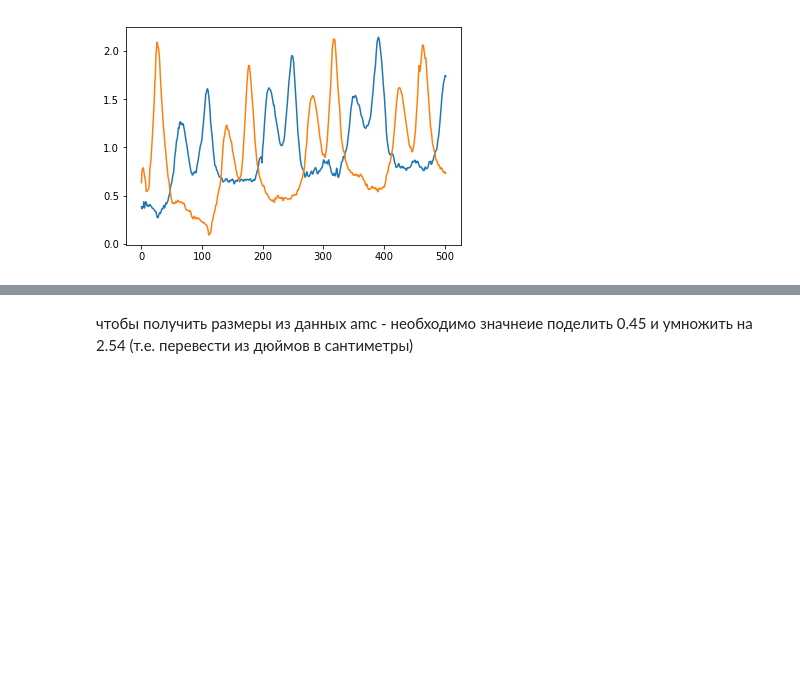
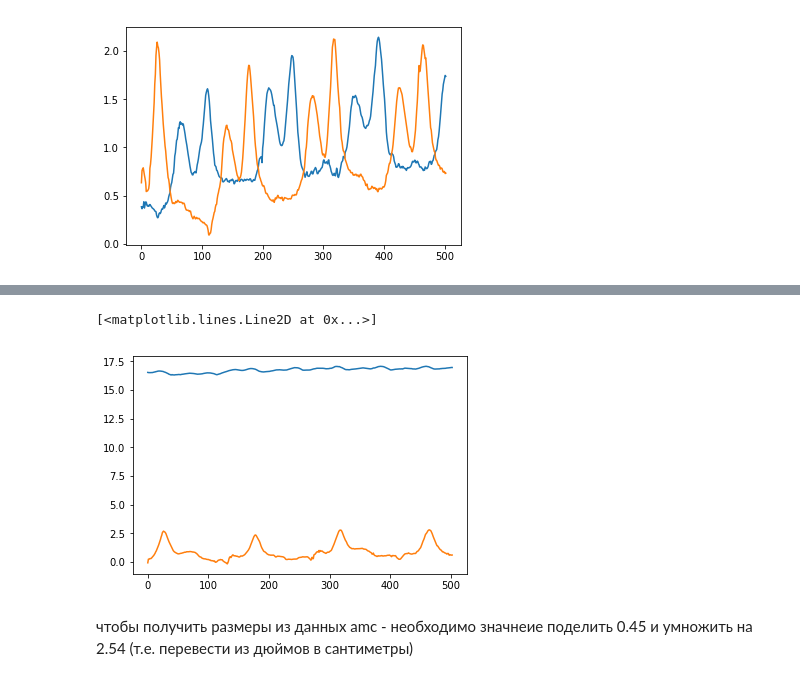
Before and after one commit to KseniiaCheloshkina/amc, a Jupyter notebook: dev/amc_parser_test.ipynb, the cells around one changed output, grey strips where cells are left out. Cells and saved outputs as stored; diff of their text form; code cells hidden in the pictures; blank space fills up the shorter version.

```diff
--- a/dev/amc_parser_test.ipynb
+++ b/dev/amc_parser_test.ipynb
@@ -70,3 +85,9 @@ plt.plot(d['frame'], d['rfoot_coord_1'])
+# %%
+plt.plot(d['frame'], d['root_coord_1'])
+plt.plot(d['frame'], d['rtoes_coord_1'])
+# %% [output]
+[<matplotlib.lines.Line2D at 0x...>]
+[figure, added]
 # %% [markdown]
 чтобы получить размеры из данных amc - необходимо значнеие поделить 0.45 и умножить на 2.54 (т.е. перевести из дюймов в сантиметры)
 # %%
```
Also changed, not shown: parts of 30 cells of this notebook.
